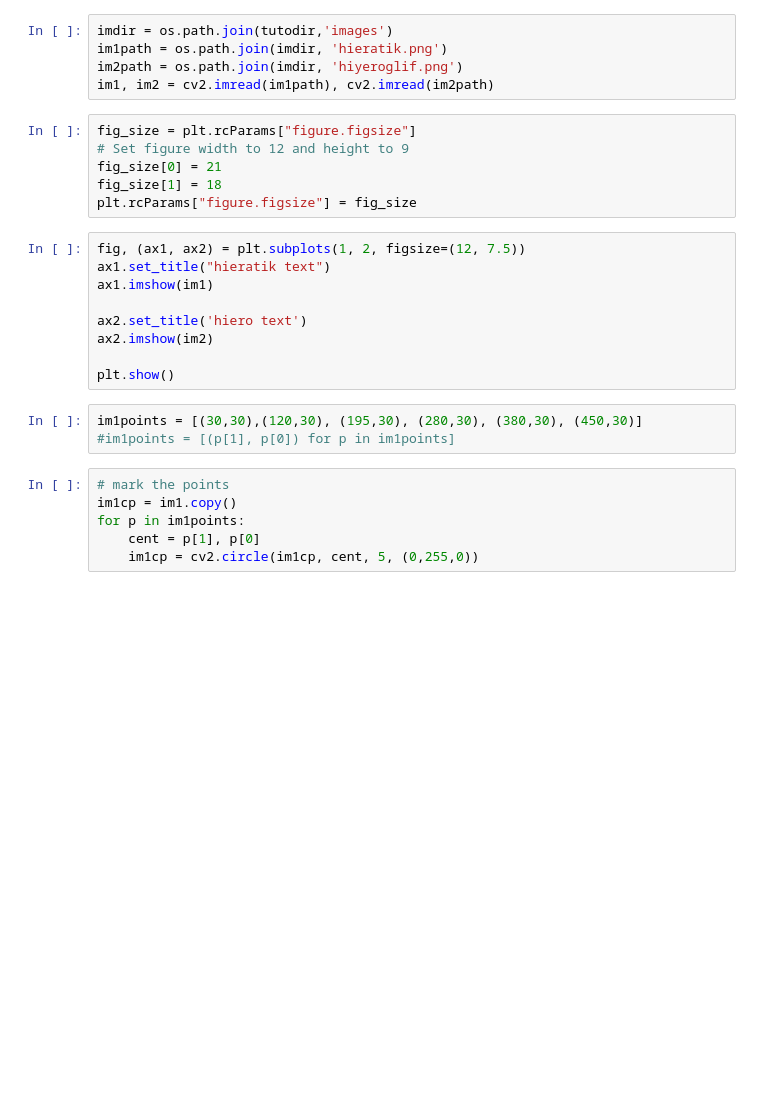
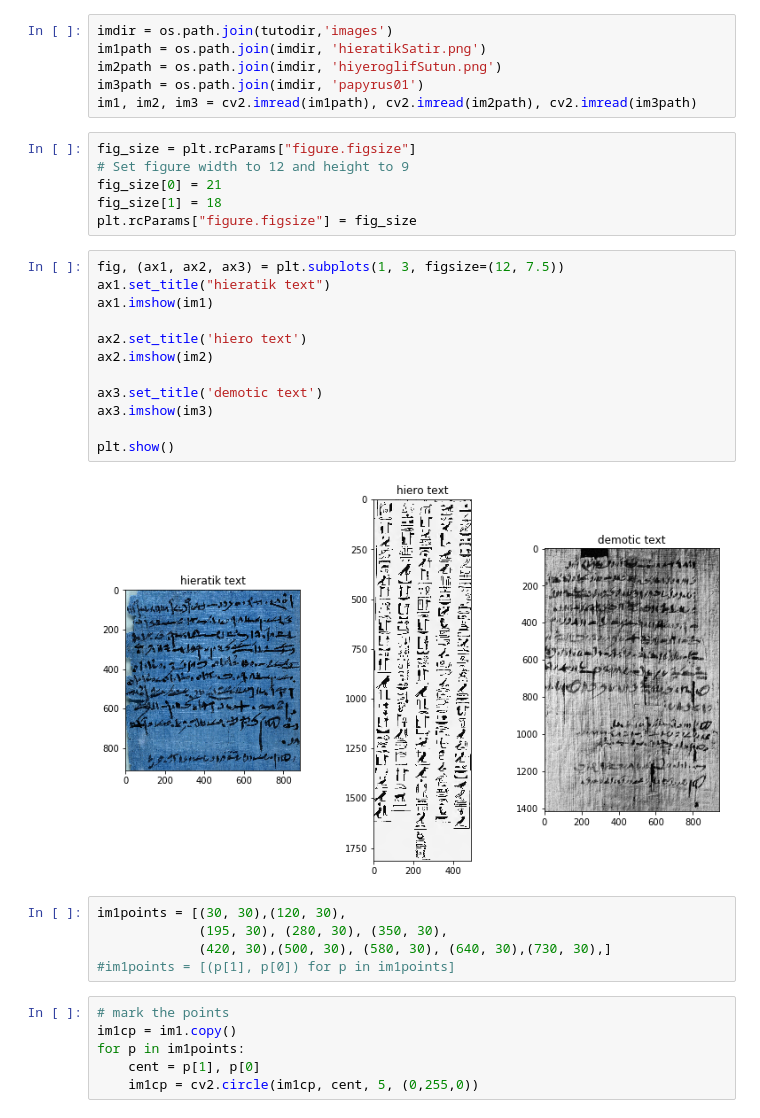
Before and after one commit to D-K-E/PySesh, a Jupyter notebook: tutorials/English/FindingLineColumnSegmentsFromPoints/FindingLineColumnSegmentsWithPoints.ipynb, the cells around one changed output. Drawn from its saved outputs; the diff is of its cells as text; blank space fills up the shorter version.

```diff
--- a/tutorials/English/FindingLineColumnSegmentsFromPoints/FindingLineColumnSegmentsWithPoints.ipynb
+++ b/tutorials/English/FindingLineColumnSegmentsFromPoints/FindingLineColumnSegmentsWithPoints.ipynb
@@ -22,9 +30,10 @@ from modules.imageop.segmenters import pointcarver as psc
 os.chdir(current_dir)
 # %%
 imdir = os.path.join(tutodir,'images')
-im1path = os.path.join(imdir, 'hieratik.png')
-im2path = os.path.join(imdir, 'hiyeroglif.png')
-im1, im2 = cv2.imread(im1path), cv2.imread(im2path)
+im1path = os.path.join(imdir, 'hieratikSatir.png')
+im2path = os.path.join(imdir, 'hiyeroglifSutun.png')
+im3path = os.path.join(imdir, 'papyrus01')
+im1, im2, im3 = cv2.imread(im1path), cv2.imread(im2path), cv2.imread(im3path)
 # %%
 fig_size = plt.rcParams["figure.figsize"]
 # Set figure width to 12 and height to 9
@@ -32,16 +41,23 @@ fig_size[0] = 21
 fig_size[1] = 18
 plt.rcParams["figure.figsize"] = fig_size
 # %%
-fig, (ax1, ax2) = plt.subplots(1, 2, figsize=(12, 7.5))
+fig, (ax1, ax2, ax3) = plt.subplots(1, 3, figsize=(12, 7.5))
 ax1.set_title("hieratik text")
 ax1.imshow(im1)
 
 ax2.set_title('hiero text')
 ax2.imshow(im2)
 
+ax3.set_title('demotic text')
+ax3.imshow(im3)
+
 plt.show()
+# %% [output]
+[figure, added]
 # %%
-im1points = [(30,30),(120,30), (195,30), (280,30), (380,30), (450,30)]
+im1points = [(30, 30),(120, 30),
+             (195, 30), (280, 30), (350, 30),
+             (420, 30),(500, 30), (580, 30), (640, 30),(730, 30),]
 #im1points = [(p[1], p[0]) for p in im1points]
 # %%
 # mark the points
```
Also changed, not shown: parts of 10 cells of this notebook, 8 other files.
